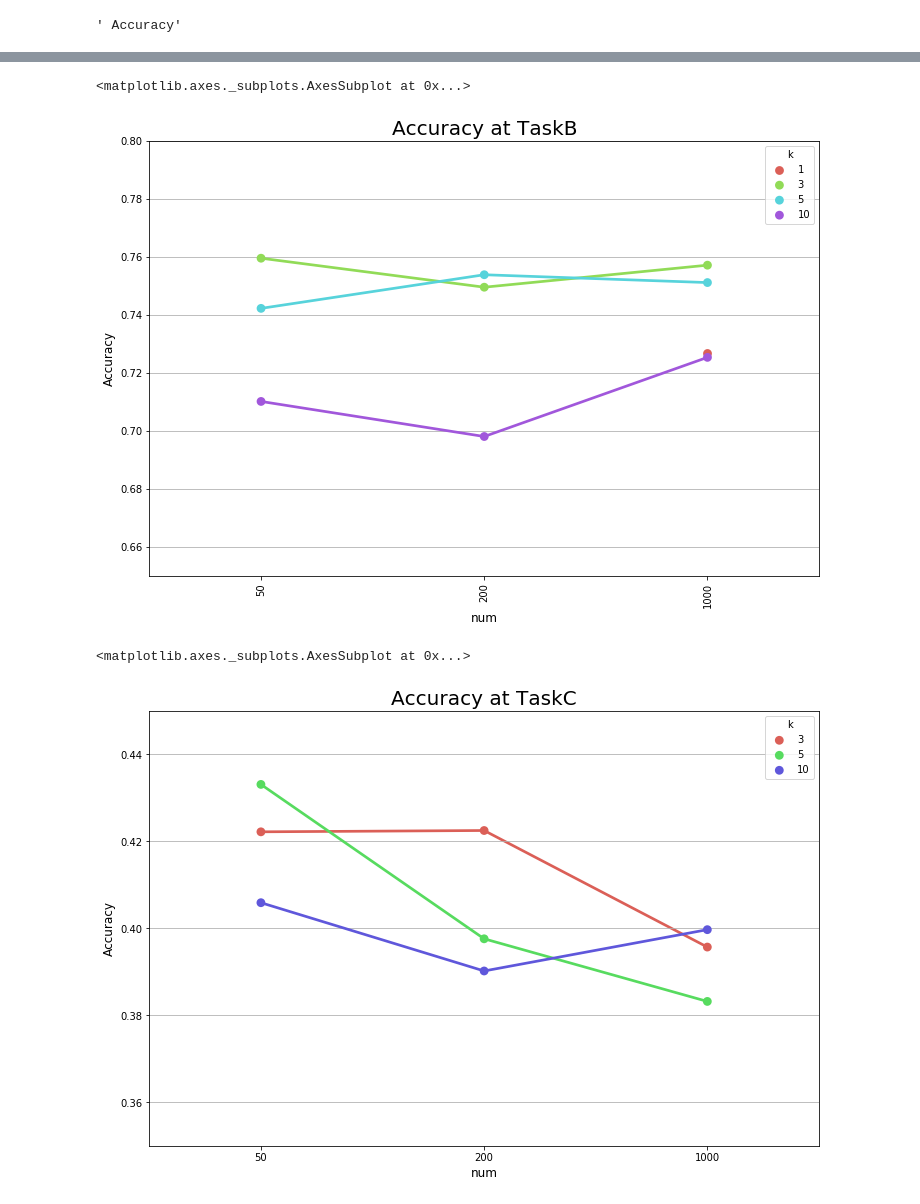
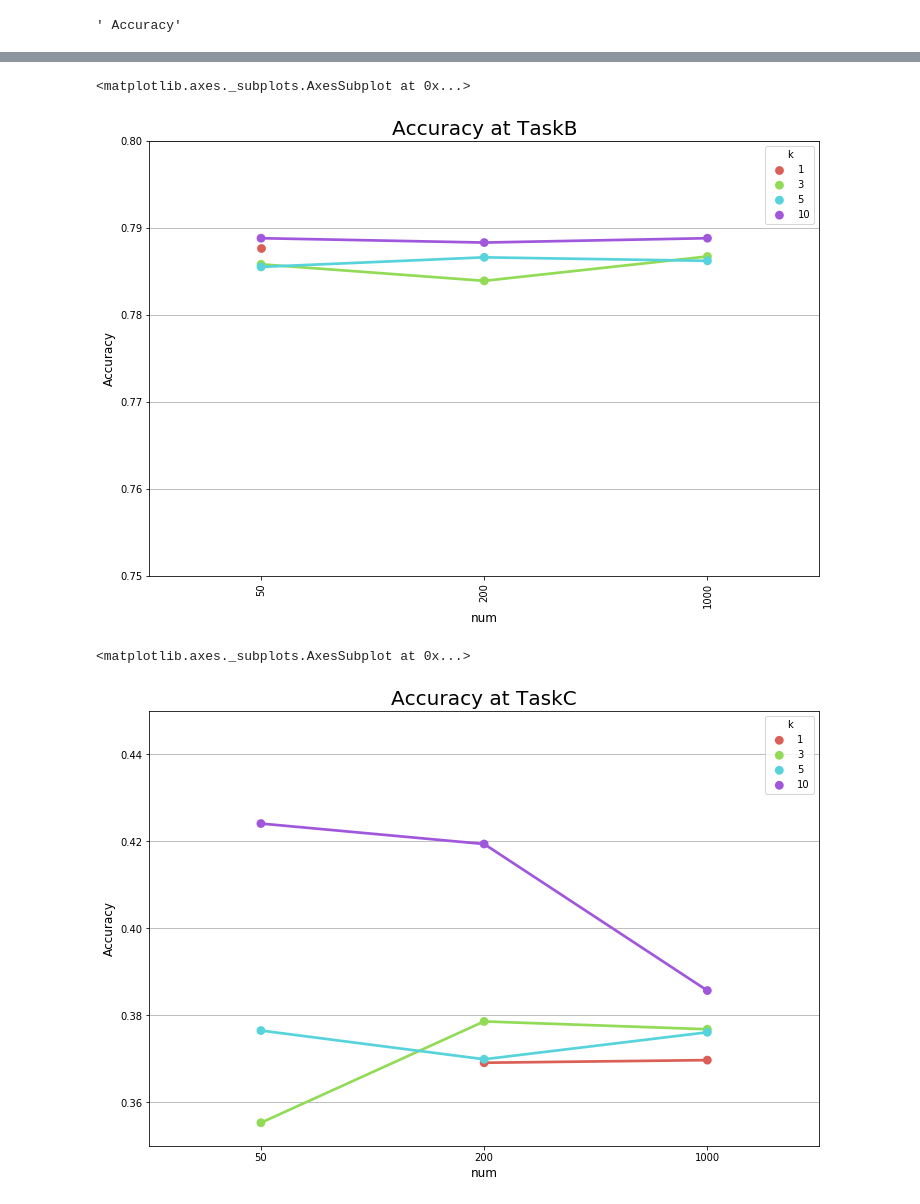
Before and after one commit to outtoin/CS474_TP, a Jupyter notebook: Untitled1.ipynb, the cells around one changed output, grey strips where cells are left out. Drawn from its saved outputs; the diff is of its cells as text; code cells hidden in the pictures.

```diff
--- a/Untitled1.ipynb
+++ b/Untitled1.ipynb
@@ -5,7 +5,7 @@ import matplotlib.pyplot as plt
 import seaborn as sns
 %matplotlib inline
 # %%
-with open ('test/results.txt', 'r') as f:
+with open ('../results/results0.4.txt', 'r') as f:
     result = f.readlines()
 # %%
 result = [line.split('\n')[0] for line in result]
@@ -23,9 +23,9 @@ taskA = np.array([line for line in results if 'taskA' in line[0].split('/')[1]])
 taskB = np.array([line for line in results if 'taskB' in line[0].split('/')[1]])
 taskC = np.array([line for line in results if 'taskC' in line[0].split('/')[1]])
 # %%
-taskA[:, 0] = list(map(lambda s: s[12:-6], taskA[:, 0]))
-taskB[:, 0] = list(map(lambda s: s[12:-6], taskB[:, 0]))
-taskC[:, 0] = list(map(lambda s: s[12:-6], taskC[:, 0]))
+taskA[:, 0] = list(map(lambda s: s[15:-6], taskA[:, 0]))
+taskB[:, 0] = list(map(lambda s: s[15:-6], taskB[:, 0]))
+taskC[:, 0] = list(map(lambda s: s[15:-6], taskC[:, 0]))
 # %%
 dfA = pd.DataFrame(taskA)
 dfA = dfA.drop(1, axis=1)
@@ -100,15 +99,15 @@ sns.pointplot(x='num', y='Accuracy', hue='k', data=dfA, palette='hls')
 # %%
 f, ax = plt.subplots(1, 1, figsize=(12, 8))
-ax.set_ylim([0.65, 0.8])
+ax.set_ylim([0.75, 0.8])
 plt.title('Accuracy at TaskB', fontsize=20)
 plt.xlabel('SVQ size', fontsize=12)
 plt.ylabel('Accuracy', fontsize=12)
 plt.xticks(rotation=90)
 plt.grid(True)
 sns.pointplot(x='num', y='Accuracy', hue='k', data=dfB, palette='hls')
 # %% [output]
 <matplotlib.axes._subplots.AxesSubplot at 0x...>
-[figure, old version]
+[figure, new version]
 # %%
 f, ax = plt.subplots(1, 1, figsize=(12, 8))
 ax.set_ylim([0.35, 0.45])
@@ -119,6 +118,6 @@ plt.grid(True)
 sns.pointplot(x='num', y='Accuracy', hue='k', data=dfC, palette='hls')
 # %% [output]
 <matplotlib.axes._subplots.AxesSubplot at 0x...>
-[figure, old version]
+[figure, new version]
 # %%
 taskA
```
Also changed, not shown: parts of 9 cells of this notebook, 4 other files.
